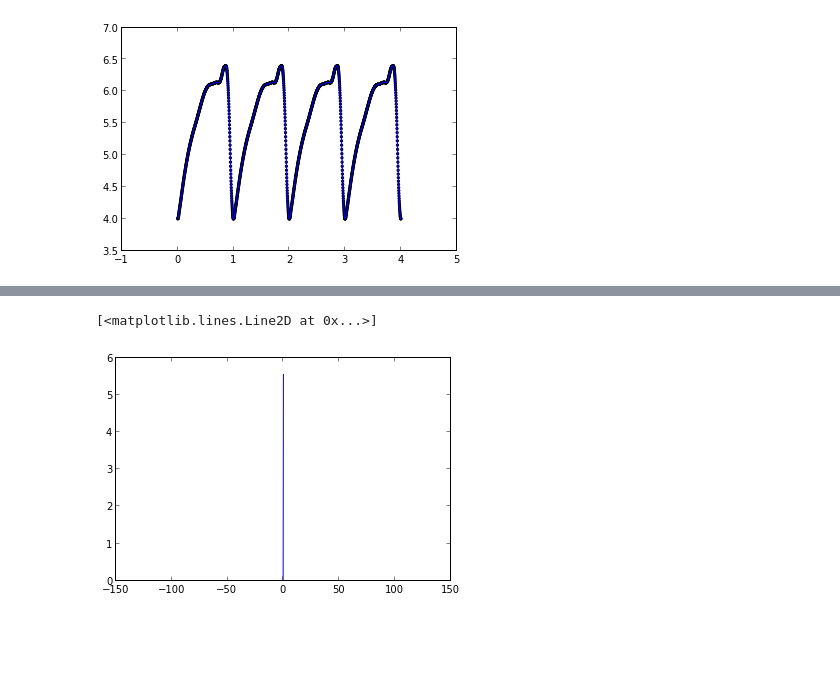
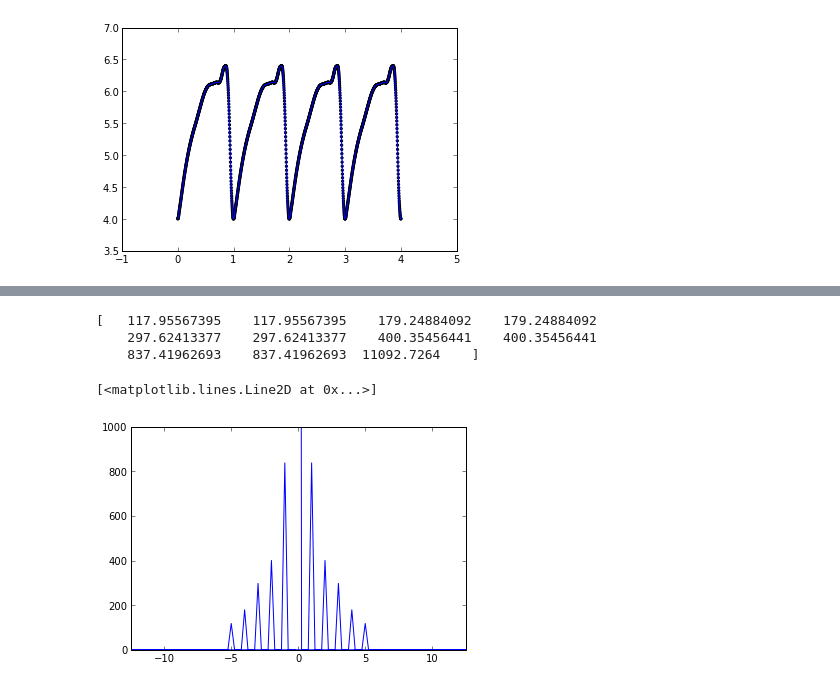
Before and after one commit to jscalderon3227/Tarea-5, a Jupyter notebook: Untitled1.ipynb, the cells around one changed output, grey strips where cells are left out. Saved outputs shown, nothing was run; the diff lists cells and outputs as text; code cells hidden in the pictures; blank space fills up the shorter version.

```diff
--- a/Untitled1.ipynb
+++ b/Untitled1.ipynb
@@ -39,8 +39,7 @@ lagrange = interp1d(x_data, y_data, kind = "linear")
 
 tamano = size(x_data)
 
-tiempo = linspace(x_data[0],x_data[tamano-1],1000)
+tiempo = linspace(x_data[0],x_data[tamano-1],2000)
 
 plot(tiempo,lagrange(tiempo))
-scatter(x_data,y_data,s=1)
 # %% [output]
@@ -49,7 +48,8 @@ scatter(x_data,y_data,s=1)
 # %%
 #Hagamos transformada
-transformada = fft(lagrange(tiempo) )/ 1000
-freq= real(fftfreq(1000, (x_data[0]-x_data[tamano-1])/1000)) # Recuperamos las frecuencias
-plt.plot(freq,real(transformada))
+transformada = (fft(lagrange(tiempo)) )
+freq= (fftfreq(2000, (x_data[tamano-1]-x_data[0])/2000)) # Recuperamos las frecuencias
+plt.axis((-12.5,12.5,0,5000))
+plt.plot(freq,abs(transformada))
 # %% [output]
 [<matplotlib.lines.Line2D at 0x...>]
@@ -59,16 +59,20 @@ orden=sort(abs(transformada))
 # %%
 #Si tomamos por ejemplo los 11 mayores valores
 
 mayores=orden[-11::]
 size(mayores)
-mayores
+print(mayores)
 rango=size(transformada)
 #hacemos cero la función en los puntos donde no hay maximos
 for i in range(rango):
-    valoradefinir=transformada[i]
+    valoradefinir=abs(transformada[i])
     if(valoradefinir<min(mayores)):
         transformada[i]=0.0
-plot(freq,transformada)
+plt.axis((-12.5,12.5,0,1000))
+plot(freq,abs(transformada))
 # %% [output]
-[<matplotlib.lines.Line2D at 0x...>]
+[   117.95567395    117.95567395    179.24884092    179.24884092
+    297.62413377    297.62413377    400.35456441    400.35456441
+    837.41962693    837.41962693  11092.7264    ]
+[<matplotlib.lines.Line2D at 0x...>]
-[figure, old version]
+[figure, new version]
```
Also changed, not shown: parts of 19 cells of this notebook.
